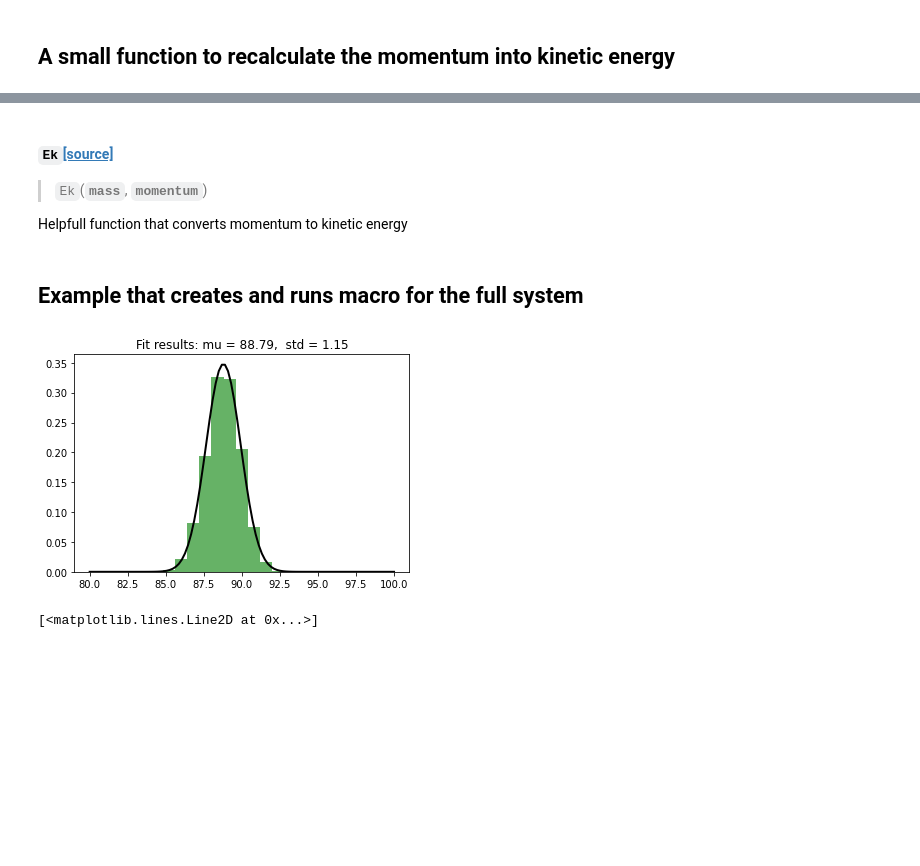
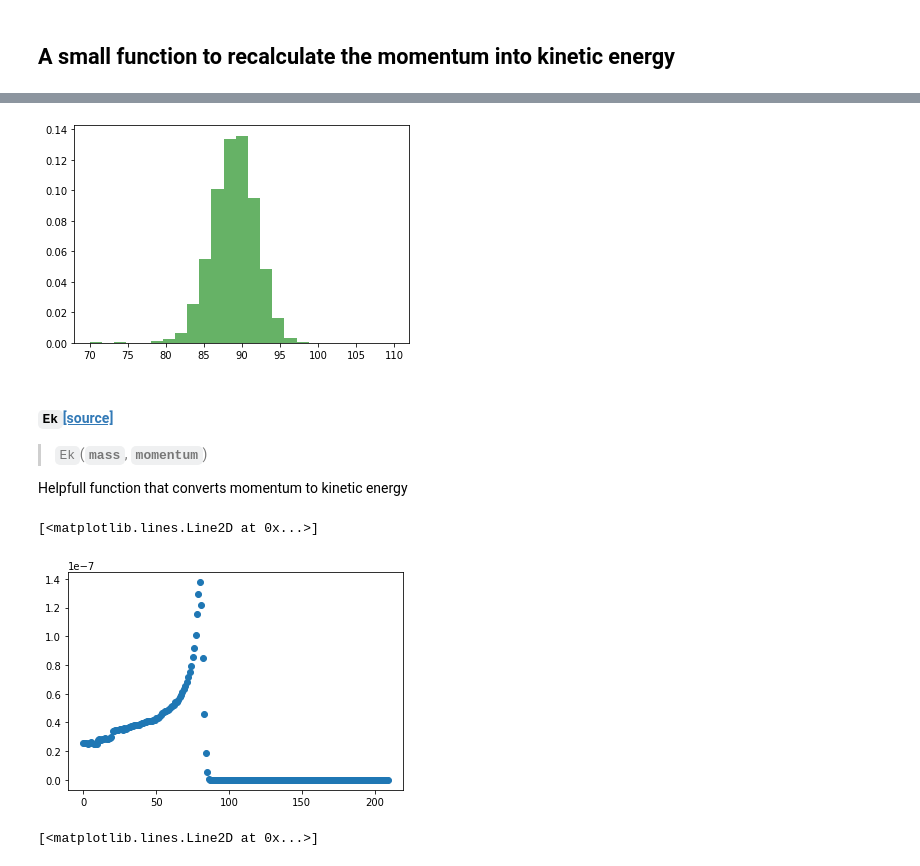
Before and after one commit to dmitryhits/ProtonBeamTherapy, a Jupyter notebook: nbs/00_macrotools.ipynb, the cells around one changed output, grey strips where cells are left out. Drawn from its saved outputs; the diff is of its cells as text; code cells hidden in the pictures; blank space fills up the shorter version.

```diff
--- a/nbs/00_macrotools.ipynb
+++ b/nbs/00_macrotools.ipynb
@@ -466,0 +516,3 @@ runs macro file the log file is time stamped
+# %%
+track_df_0 = get_phasespace_df(timestamp, 0)
+ekin_0 = track_df_0[(track_df_0.ParticleName == 'proton') & (track_df_0.CreatorProcess == 0) & (track_df_0.Ekine > 80)]['Ekine']
@@ -467,3 +543,21 @@ runs macro file the log file is time stamped
+# %%
+Ekine_19 = track_df_19[(track_df_19.ParticleName == 'proton') & (track_df_19.CreatorProcess == 0)]['Ekine']
+mu, std = norm.fit(Ekine_19)
+#plt.hist(ekin_0, bins=25, density=True, alpha=0.6, color='g', range=(180, 210))
+plt.hist(Ekine_19, bins=25, density=True, alpha=0.6, color='g', range=(70, 110))
+
+# Plot the PDF.
+#p = norm.pdf(x, mu, std)
+#plt.plot(x, p, 'k', linewidth=2)
+#plt.plot(x, p0, 'k', linewidth=2)
+
+#title = f"Fit results:\nmu = {mu:.2f},  std = {std:.2f}\n"
+#title += f"mu0 = {mu0:.2f},  std0 = {std0:.2f}\n"
+#plt.title(title)
+
+plt.show()
+# %% [output]
+[figure, added]
 # %%
 #export
 import math
@@ -478,5 +572,3 @@ show_doc(Ek)
 > <code>Ek</code>(**`mass`**, **`momentum`**)
 
 Helpfull function that converts momentum to kinetic energy
-# %% [markdown]
-## Example that creates and runs macro for the full system
@@ -492,20 +575,10 @@ track_df = get_phasespace_df(timestamp, 1)
-# %%
-from scipy.stats import norm
-import matplotlib.pyplot as plt
-import numpy as np
-Ekine_1 = track_df[(track_df.ParticleName == 'proton') & (track_df.CreatorProcess == 0) & (track_df.Ekine > 80)]['Ekine']
-mu, std = norm.fit(Ekine_1)
-plt.hist(Ekine_1, bins=25, density=True, alpha=0.6, color='g', range=(80, 100))
-# Plot the PDF.
-x = np.linspace(80, 100, 100)
-p = norm.pdf(x, mu, std)
-plt.plot(x, p, 'k', linewidth=2)
-title = "Fit results: mu = %.2f,  std = %.2f" % (mu, std)
-plt.title(title)
-
-plt.show()
-# %% [output]
-[figure, removed]
+# %%
+d = extract_dose('2021Jul06_111017')
+x = np.arange(len(d))
+plt.plot(x, d, 'o')
+# %% [output]
+[<matplotlib.lines.Line2D at 0x...>]
+[figure, added]
 # %%
 d = extract_dose('2021May12_164703')
 x = np.arange(len(d))
```
Also changed, not shown: parts of 21 cells of this notebook, 2 other files.
